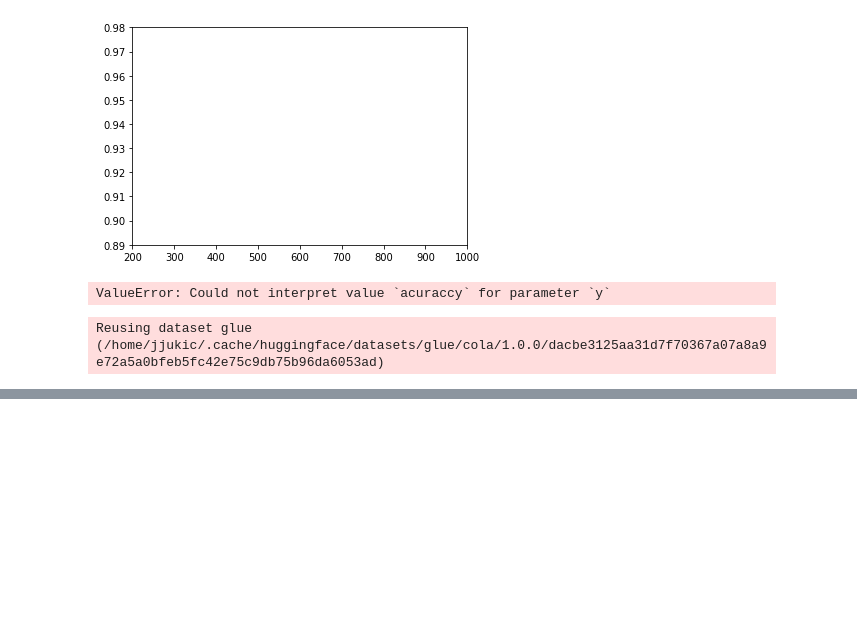
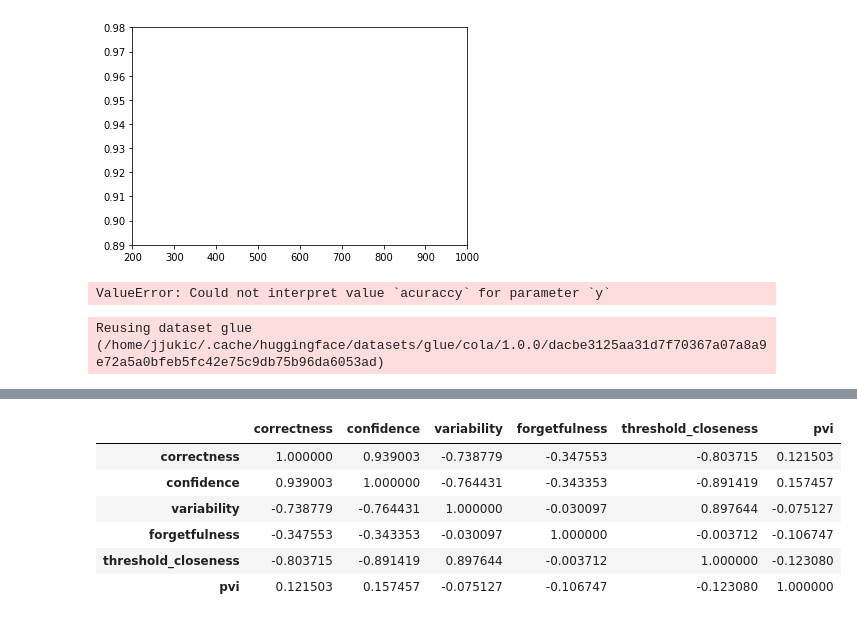
Before and after one commit to josipjukic/adapter-al, a Jupyter notebook: tinkering.ipynb, the cells around one changed output, grey strips where cells are left out. Saved outputs shown, nothing was run; the diff lists cells and outputs as text; code cells hidden in the pictures; blank space fills up the shorter version.

```diff
--- a/tinkering.ipynb
+++ b/tinkering.ipynb
@@ -1318,0 +1350,10 @@ d["test"][3]
+# %%
+df.corr()
+# %% [output]
+|  | correctness | confidence | variability | forgetfulness | threshold_closeness | pvi |
+| correctness | 1.000000 | 0.939003 | -0.738779 | -0.347553 | -0.803715 | 0.121503 |
+| confidence | 0.939003 | 1.000000 | -0.764431 | -0.343353 | -0.891419 | 0.157457 |
+| variability | -0.738779 | -0.764431 | 1.000000 | -0.030097 | 0.897644 | -0.075127 |
+| forgetfulness | -0.347553 | -0.343353 | -0.030097 | 1.000000 | -0.003712 | -0.106747 |
+| threshold_closeness | -0.803715 | -0.891419 | 0.897644 | -0.003712 | 1.000000 | -0.123080 |
+| pvi | 0.121503 | 0.157457 | -0.075127 | -0.106747 | -0.123080 | 1.000000 |
```
Also changed, not shown: parts of 10 cells of this notebook, 3 other files.
